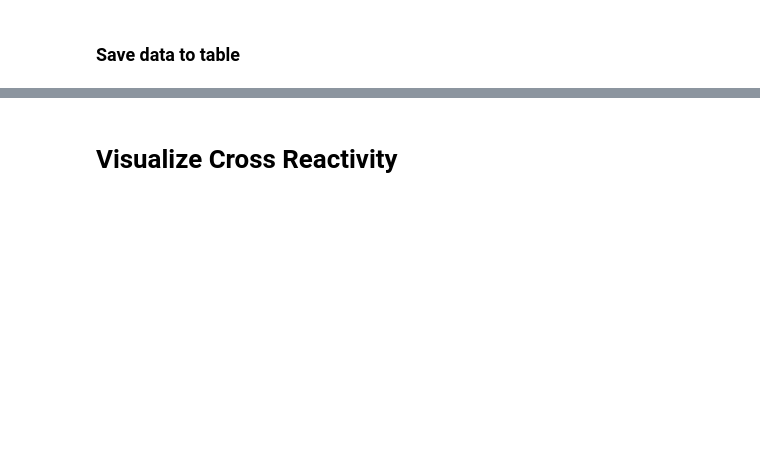
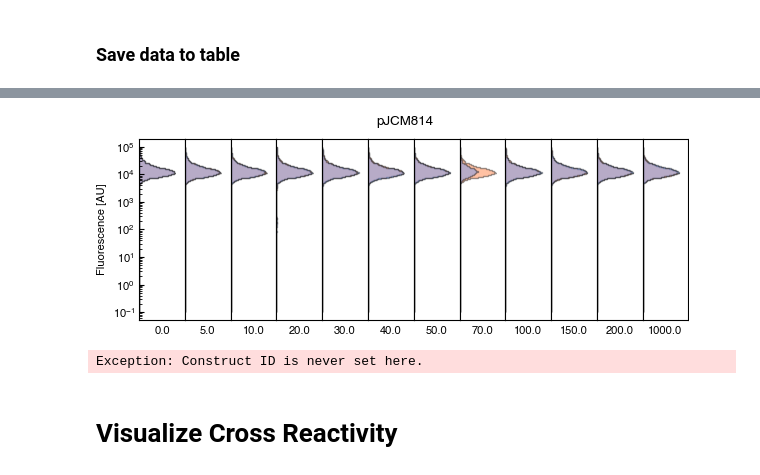
Before and after one commit to Self-Organizing-Systems-TU-Darmstadt/CTK-ColiToolKit, a Jupyter notebook: ColiToolKit_Flow_Cytometry_Analysis_and_Model_Calibration.ipynb, the cells around one changed output, grey strips where cells are left out. Saved outputs shown, nothing was run; the diff lists cells and outputs as text; code cells hidden in the pictures; blank space fills up the shorter version.

```diff
--- a/ColiToolKit_Flow_Cytometry_Analysis_and_Model_Calibration.ipynb
+++ b/ColiToolKit_Flow_Cytometry_Analysis_and_Model_Calibration.ipynb
@@ -18,7 +19,8 @@ import warnings
 ### Data Source Setup
 Here you can link the directories containing the respective data.
 # %%
-data_dir = "data/"
+# data_dir = "data/"
+data_dir = "data_ultra_sensitivity/"
 for rep_dir in os.listdir(data_dir):
     rep_dir_path = os.path.join(data_dir, rep_dir)
     if not os.path.isdir(rep_dir_path):
@@ -41,4 +43,6 @@ for rep_dir in os.listdir(data_dir):
             target_file_path = os.path.join(target_dir, file)
             shutil.copyfile(file_path, target_file_path)
             print(f"Copied {file_path} to {target_file_path}")
+
+data_dir = pathlib.Path(data_dir)
 # %% [output]
@@ -162,12 +166,17 @@ def merge_replicates(replicates):
 
     inducer_concentrations_rep = [rep["inducer concentrations"] for rep_id, rep in replicates.items()]
 
-    inducer_concentrations = np.unique(sum(inducer_concentrations_rep, []))
+    inducer_concentrations = list(set(sum(inducer_concentrations_rep, [])))
     inducer_concentrations = np.sort(inducer_concentrations)
     num_levels = len(inducer_concentrations)
 
     replicates_dicts = []
     for key, rep in replicates.items():
+        rep["backup"] = {  # Create backup copy
+            "data": list(rep["data"]),
+            "inducer concentrations": list(rep["inducer concentrations"])
+        }
+
         rep_dict = {key: val for key, val in zip(rep["inducer concentrations"], rep["data"])}
         replicates_dicts.append(rep_dict)
 
@@ -178,9 +187,12 @@ def merge_replicates(replicates):
         cur_replicates = []
         replicates_to_consider = []
         for rep_dict in replicates_dicts:
-            consider = level in rep_dict and len(rep_dict[level]) > 1000
+            consider = level in rep_dict and len(rep_dict[
+                                                     level]) > 1000  # if not np.isnan(level) else any([float(level) is elem for elem in list(rep_dict.keys())])
             if consider:
                 cur_replicates.append(rep_dict[level])
+            else:
+                rep_dict[float(level)] = rep_dict.get(level, np.array([]))
             replicates_to_consider.append(consider)
 
         print("Merge", iL, list(map(np.median, cur_replicates)))
@@ -210,12 +222,19 @@ def merge_replicates(replicates):
         print("Merge", iL, replicates_to_consider)
         # Currently either a replicate is discarded previously anyway or all the considered ones are too distinct.
         # Therefore, either all cur_replicates are part of it or none.
-        cur_data = [cur_replicates[iR] for iR, flag in enumerate(replicates_to_consider[replicates_to_consider == True]) if flag]
+        cur_data = [cur_replicates[iR] for iR, flag in enumerate(replicates_to_consider[replicates_to_consider == True])
+                    if flag]
         if len(cur_data) > 0:
             merged_data[iL] = np.concatenate(cur_data)
         else:
             merged_data[iL] = np.array([])
         merged_info[iL] = replicates_to_consider
+
+    for iK, rep in enumerate(replicates.values()):
+        rep_data = sorted(list(replicates_dicts[iK].items()), key=lambda elem: elem[0])
+        rep["inducer concentrations"] = np.array([elem[0] for elem in rep_data])
+        rep["data"] = [elem[1] for elem in rep_data]
+
     return inducer_concentrations, merged_data, merged_info
 
 
@@ -257,7 +276,7 @@ def transform_data_dict(data_dict, construct_inducer_units={}):
 
         # inducer_concentrations = replicate_inducer_concentrations[0]
 
-        replicates_data = [replicates[rep_id]["data"] for rep_id in replicates]
+        # replicates_data = [replicates[rep_id]["data"] for rep_id in replicates]
         inducer_concentrations, merged_data, merged_info = merge_replicates(replicates)
         data = merged_data
 
@@ -285,7 +304,7 @@ def load_constitutive_data(file_paths):
         name, ext = os.path.splitext(filename)
         if not name in data_dict:
             data_dict[name] = {}
-        data_dict[name][replicate_id] = {np.nan: facs_data}
+        data_dict[name][replicate_id] = {None: facs_data}
         print(f"Loaded data for `{name}` ({replicate_id})")
 
     transform_data_dict(data_dict)
@@ -746,7 +832,9 @@ for construct_id in data_inputs:
 # %% [markdown]
 ## Fit Outputs
 # %%
+
 for construct_id in data_gates:
+
     cur_data = data_gates[construct_id]
     input_RPU = cur_data["input RPU"]
     output_RPU = cur_data["output"]
@@ -788,10 +876,12 @@ for construct_id in data_gates:
     pt = ParallelTempering(log_likelihood=log_likelihood, log_prior=log_prior, n_dim=len(init_params),
                            n_walkers=n_walkers,
                            n_chains=n_chains)
-    parameters, priors, likelihoods, step_accepts, swap_accepts = pt.run(initial_parameters=np.log(init_params),
-                                                                         n_samples=n_samples,
-                                                                         target_acceptance_ratio=0.4,
-                                                                         adaptive_temperature=True)
+    parameters, priors, likelihoods, step_accepts, swap_accepts = pt.run(
+        initial_parameters=np.log(init_params),
+        n_samples=n_samples,
+        target_acceptance_ratio=0.4,
+        adaptive_temperature=True
+    )
     best_index = np.unravel_index(np.argmax(priors + likelihoods), likelihoods.shape)
     params = np.exp(parameters[*best_index])
 
@@ -1005,33 +1106,38 @@ for ax, ind_level, out_levels in zip(axes, inducer_concentration, output_AU):
             replicate_output_AU = cur_data["replicates"][replicate_id]["output"]
             color = "black" if masks[iL, iR] else COLORS[2]
             ax.hist(replicate_output_AU[iL],
                     orientation="horizontal",
                     color=color,
                     bins=histogram_bins,
                     density=hist_as_density,
                     alpha=0.3,
                     histtype="stepfilled",
                     ec="k")
 
     xlim = ax.get_xlim()
     ax.set_xlim((xlim[0], xlim[1] * 1.2))
     ax.set_yscale("log")
     # ax.set_title(inducer_concentration)
     ax.set_xticks([])
 
     if is_first:
         ax.set_ylabel("Fluorescence [AU]")
         ax.tick_params(axis='y', which='both', direction="in", left=True)
         is_first = False
     else:
         ax.tick_params(axis='y', which='both', left=False)
 
     iL += 1
     ax.set_xlabel(f"{ind_level}")  # {cur_data['inducer unit']}")
 
 plt.suptitle(construct_id)
 # plt.savefig(figure_dir + "reference_" + construct_id + "_histograms" + figure_extension)
 plt.show()
+
+raise Exception("Construct ID is never set here.")
+# %% [output]
+[figure, added]
+Exception: Construct ID is never set here.
 # %% [markdown]
 # Visualize Cross Reactivity
 # %%
```
Also changed, not shown: parts of 20 cells of this notebook.
